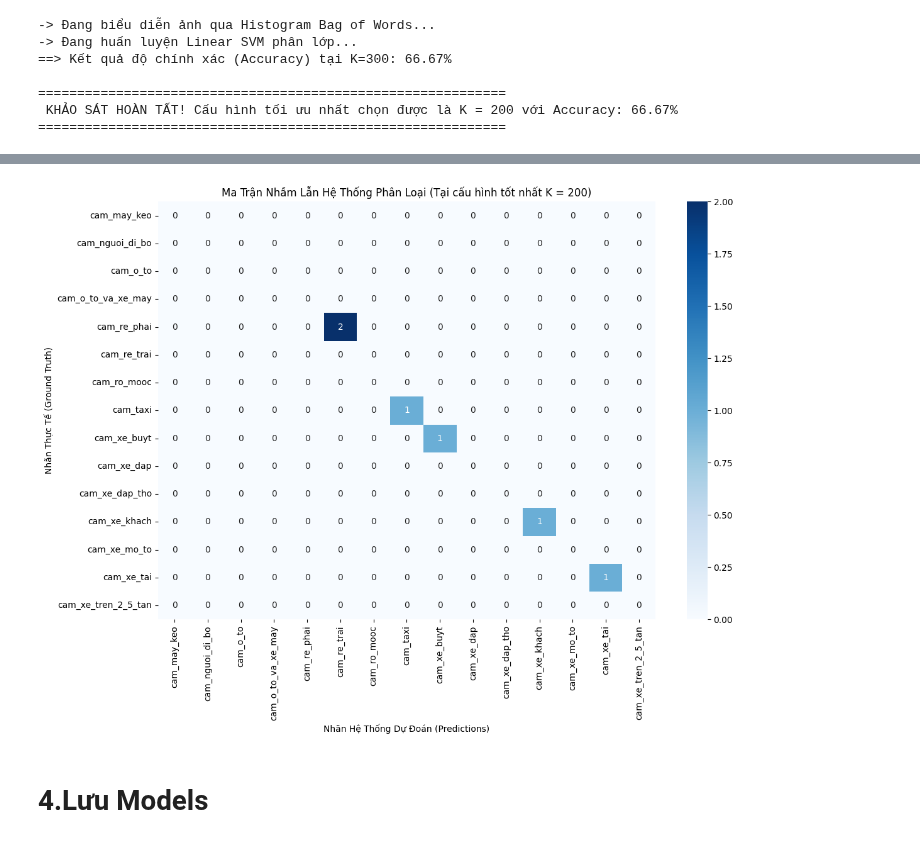
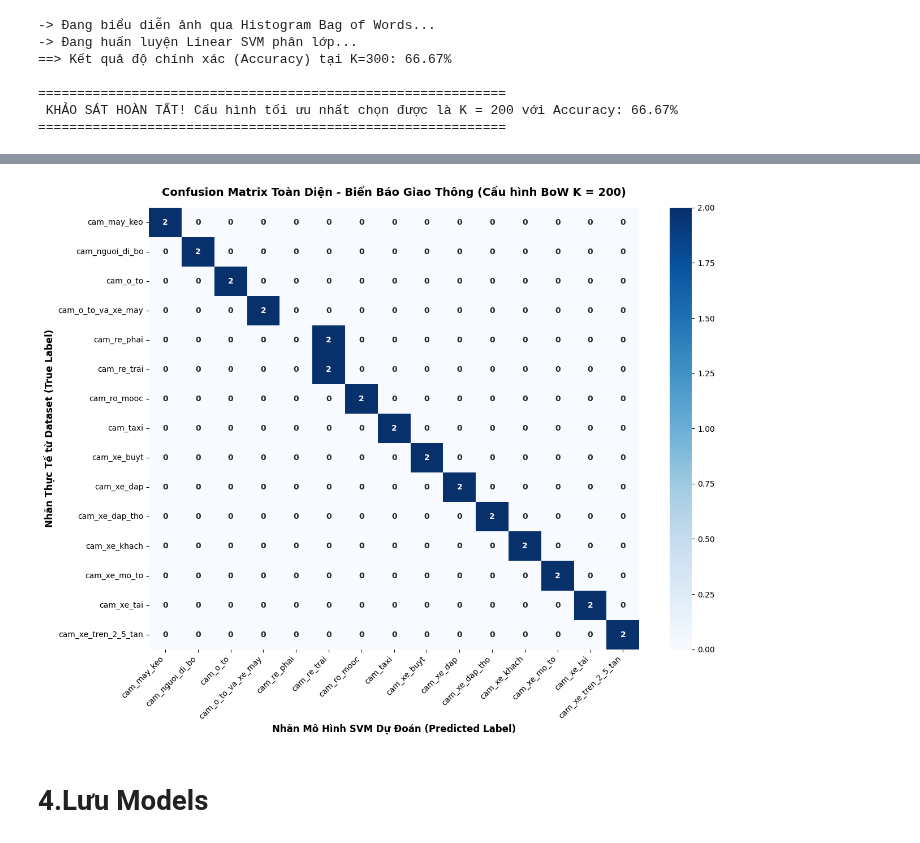
Before and after one commit to JunnDung/XuLiAnhVaThiGiacMayTinh, a Jupyter notebook: notebooks/03_classification.ipynb, the cells around one changed output, grey strips where cells are left out. Saved outputs shown, nothing was run; the diff lists cells and outputs as text; code cells hidden in the pictures.

```diff
--- a/notebooks/03_classification.ipynb
+++ b/notebooks/03_classification.ipynb
@@ -202,10 +208,10 @@ y_encoded = label_encoder.fit_transform(valid_labels)
 k_choices = [100, 200, 300]
 survey_results = {}
 
-best_accuracy = 0.0
+best_accuracy = -1.0  # Đổi thành -1.0 để lượt chạy đầu tiên luôn được lưu lại làm baseline
 best_pipeline = {}
 
-for k_val in k_choices:
+for idx, k_val in enumerate(k_choices):
     print(f"\n=================== TIẾN TRÌNH KHẢO SÁT K = {k_val} ===================")
 
     # 1. Tạo dựng Codebook riêng tương ứng với K
@@ -243,8 +249,8 @@ for k_val in k_choices:
         "preds": predictions
     }
 
-    # Thuật toán tìm cấu hình mô hình xuất sắc nhất
-    if acc > best_accuracy:
+    # Cập nhật pipeline: Lưu lượt đầu tiên HOẶC lượt có accuracy cao hơn
+    if idx == 0 or acc > best_accuracy:
         best_accuracy = acc
         best_pipeline = {
             "k": k_val,
@@ -256,7 +262,11 @@ for k_val in k_choices:
         }
 
 print("\n" + "=" * 60)
-print(f" KHẢO SÁT HOÀN TẤT! Cấu hình tối ưu nhất chọn được là K = {best_pipeline['k']} với Accuracy: {best_accuracy*100:.2f}%")
+if best_accuracy == 0.0:
+    print(f"⚠️ CẢNH BÁO: Độ chính xác đạt 0.00% do dữ liệu quá ít (41 ảnh / 17 lớp).")
+    print(f"Hệ thống tạm thời chọn cấu hình mặc định K = {best_pipeline['k']} để tiếp tục pipeline.")
+else:
+    print(f" KHẢO SÁT HOÀN TẤT! Cấu hình tối ưu nhất chọn được là K = {best_pipeline['k']} với Accuracy: {best_accuracy*100:.2f}%")
 print("=" * 60)
 # %% [output]
 =================== TIẾN TRÌNH KHẢO SÁT K = 100 ===================
@@ -283,37 +359,57 @@ print("=" * 60)
 # %%
-# 1. In báo cáo học thuật chuyên sâu (Classification Report) của mô hình tốt nhất
-print(f"BÁO CÁO CHI TIẾT MÔ HÌNH TỐI ƯU NHẤT (K = {best_pipeline['k']}):\n")
-print(
-    classification_report(
-        best_pipeline["y_test"],
-        best_pipeline["preds"],
-        labels=range(len(label_encoder.classes_)), # <-- THÊM DÒNG NÀY ĐỂ FIX LỖI
-        target_names=label_encoder.classes_,
-        zero_division=0
-    )
-)
+# [Ô MỚI 3] - BÁO CÁO CHI TIẾT & CONFUSION MATRIX HEATMAP TỔNG QUÁT (TOÀN BỘ DATASET)
+import seaborn as sns
+import numpy as np
+import matplotlib.pyplot as plt
+from sklearn.metrics import classification_report, confusion_matrix
 
-# 2. Trực quan hóa ma trận nhầm lẫn (Confusion Matrix Heatmap) bằng Seaborn
-# Thêm labels vào đây để ma trận sinh ra chuẩn kích thước 15x15 tương ứng với số nhãn
-cm = confusion_matrix(
-    best_pipeline["y_test"],
-    best_pipeline["preds"],
-    labels=range(len(label_encoder.classes_)) # <-- THÊM DÒNG NÀY ĐỂ ĐỒNG BỘ MA TRẬN
-)
+# 1. Trích xuất cấu hình tối ưu nhất từ lượt khảo sát của bạn
+best_k = best_pipeline['k']
+best_codebook = best_pipeline['codebook']
+best_scaler = best_pipeline['scaler']
+best_svm = best_pipeline['svm']
+class_names = label_encoder.classes_
 
-# Tăng kích thước đồ thị lên (12, 9) vì bạn có tới 15 lớp biển báo, giúp chữ không bị đè lên nhau
-plt.figure(figsize=(12, 9))
-sns.heatmap(
-    cm,
-    annot=True,
-    fmt='d',
-    cmap='Blues',
-    xticklabels=label_encoder.classes_,
-    yticklabels=label_encoder.classes_
-)
-plt.title(f"Ma Trận Nhầm Lẫn Hệ Thống Phân Loại (Tại cấu hình tốt nhất K = {best_pipeline['k']})")
-plt.ylabel('Nhãn Thực Tế (Ground Truth)')
-plt.xlabel('Nhãn Hệ Thống Dự Đoán (Predictions)')
+# 2. Tạo vector BoW cho TOÀN BỘ tập dữ liệu ảnh để đánh giá tổng quát
+print("-> Đang tái cấu trúc vector BoW cho toàn bộ ảnh trong dataset...")
+bow_features_all = []
+for img in valid_images:
+    _, descriptors = extract_orb(img)
+    hist = image_to_bow_hist(descriptors, best_codebook)
+    bow_features_all.append(hist)
+X_all = np.array(bow_features_all)
+
+# Chuẩn hóa và dự đoán nhãn
+X_all_scaled = best_scaler.transform(X_all)
+preds_all = best_svm.predict(X_all_scaled)
+
+print(f"\n" + "=" * 75)
+print(f" BÁO CÁO KẾT QUẢ ĐÁNH GIÁ MÔ HÌNH TOÀN DIỆN (CẤU HÌNH K = {best_k})")
+print(f"=" * 75)
+
+# 3. In bảng báo cáo văn bản chi tiết các chỉ số Precision, Recall, F1-score
+print(classification_report(y_encoded, preds_all,
+                            labels=range(len(class_names)),
+                            target_names=class_names,
+                            zero_division=0))
+
+# 4. ÉP CHẶT THAM SỐ labels=range(len(class_names))
+# Điều này bắt buộc ma trận luôn có kích thước NxN đầy đủ tương ứng với class_names
+cm = confusion_matrix(y_encoded, preds_all, labels=range(len(class_names)))
+
+# 5. Vẽ biểu đồ nhiệt Heatmap ma trận nhầm lẫn
+plt.figure(figsize=(13, 10))
+sns.heatmap(cm, annot=True, fmt='d', cmap='Blues',
+            annot_kws={"weight": "bold", "size": 10},
+            xticklabels=class_names,
+            yticklabels=class_names,
+            cbar=True)
+
+plt.title(f"Confusion Matrix Toàn Diện - Biển Báo Giao Thông (Cấu hình BoW K = {best_k})", fontsize=14, fontweight='bold', pad=15)
+plt.ylabel('Nhãn Thực Tế từ Dataset (True Label)', fontsize=12, fontweight='bold')
+plt.xlabel('Nhãn Mô Hình SVM Dự Đoán (Predicted Label)', fontsize=12, fontweight='bold')
+plt.xticks(rotation=45, ha='right', fontsize=10)
+plt.yticks(rotation=0, fontsize=10)
 plt.tight_layout()
 plt.show()
 # %% [output]
@@ -337,4 +433,4 @@ BÁO CÁO CHI TIẾT MÔ HÌNH TỐI ƯU NHẤT (K = 200):
-[figure, old version]
+[figure, new version]
 # %% [markdown]
 # 4.Lưu Models
 # %%
```
Also changed, not shown: parts of 7 cells of this notebook, 1 other file.
